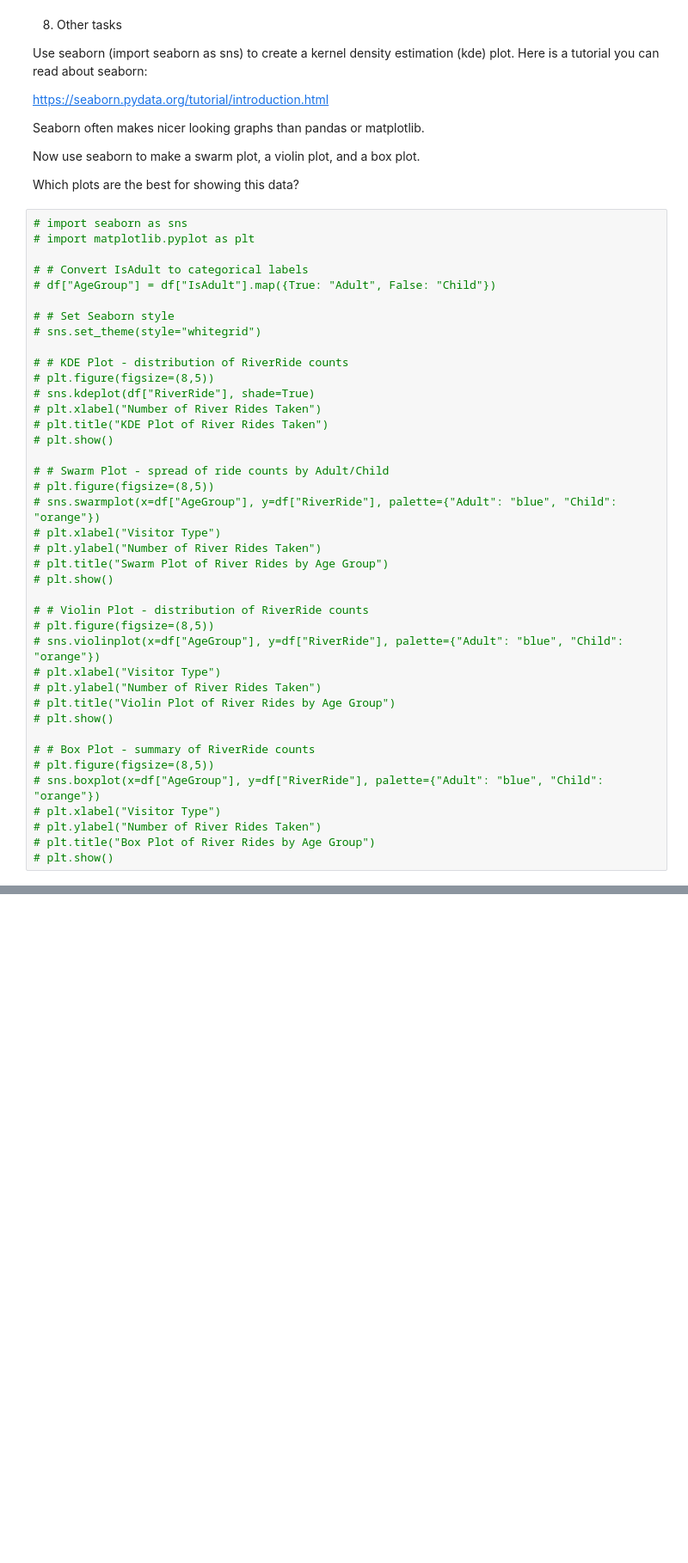
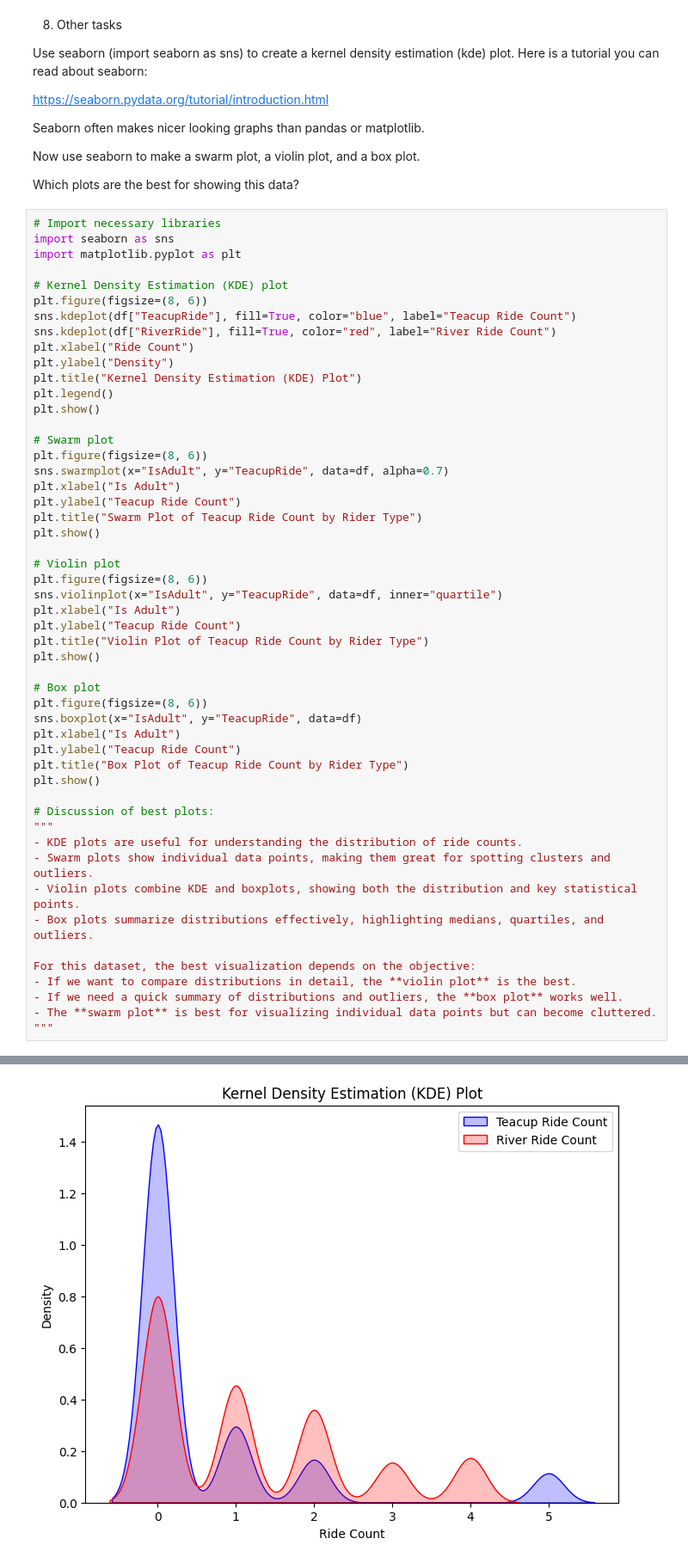
Before and after one commit to cwmckee91/dx699, a Jupyter notebook: 2025-spring-B2/Week3.ipynb, the cells around one changed output, grey strips where cells are left out. Shown: that part at 86% size. Drawn from its saved outputs; the diff is of its cells as text; blank space fills up the shorter version.

```diff
--- a/2025-spring-B2/Week3.ipynb
+++ b/2025-spring-B2/Week3.ipynb
@@ -392,42 +392,54 @@ Now use seaborn to make a swarm plot, a violin plot, and a box plot.
 
 Which plots are the best for showing this data?
 # %%
-# import seaborn as sns
-# import matplotlib.pyplot as plt
+# Import necessary libraries
+import seaborn as sns
+import matplotlib.pyplot as plt
 
-# # Convert IsAdult to categorical labels
-# df["AgeGroup"] = df["IsAdult"].map({True: "Adult", False: "Child"})
+# Kernel Density Estimation (KDE) plot
+plt.figure(figsize=(8, 6))
+sns.kdeplot(df["TeacupRide"], fill=True, color="blue", label="Teacup Ride Count")
+sns.kdeplot(df["RiverRide"], fill=True, color="red", label="River Ride Count")
+plt.xlabel("Ride Count")
+plt.ylabel("Density")
+plt.title("Kernel Density Estimation (KDE) Plot")
+plt.legend()
+plt.show()
 
-# # Set Seaborn style
-# sns.set_theme(style="whitegrid")
+# Swarm plot
+plt.figure(figsize=(8, 6))
+sns.swarmplot(x="IsAdult", y="TeacupRide", data=df, alpha=0.7)
+plt.xlabel("Is Adult")
+plt.ylabel("Teacup Ride Count")
+plt.title("Swarm Plot of Teacup Ride Count by Rider Type")
+plt.show()
 
-# # KDE Plot - distribution of RiverRide counts
-# plt.figure(figsize=(8,5))
-# sns.kdeplot(df["RiverRide"], shade=True)
-# plt.xlabel("Number of River Rides Taken")
-# plt.title("KDE Plot of River Rides Taken")
-# plt.show()
+# Violin plot
+plt.figure(figsize=(8, 6))
+sns.violinplot(x="IsAdult", y="TeacupRide", data=df, inner="quartile")
+plt.xlabel("Is Adult")
+plt.ylabel("Teacup Ride Count")
+plt.title("Violin Plot of Teacup Ride Count by Rider Type")
+plt.show()
 
-# # Swarm Plot - spread of ride counts by Adult/Child
-# plt.figure(figsize=(8,5))
-# sns.swarmplot(x=df["AgeGroup"], y=df["RiverRide"], palette={"Adult": "blue", "Child": "orange"})
-# plt.xlabel("Visitor Type")
-# plt.ylabel("Number of River Rides Taken")
-# plt.title("Swarm Plot of River Rides by Age Group")
-# plt.show()
+# Box plot
+plt.figure(figsize=(8, 6))
+sns.boxplot(x="IsAdult", y="TeacupRide", data=df)
+plt.xlabel("Is Adult")
+plt.ylabel("Teacup Ride Count")
+plt.title("Box Plot of Teacup Ride Count by Rider Type")
+plt.show()
 
-# # Violin Plot - distribution of RiverRide counts
-# plt.figure(figsize=(8,5))
-# sns.violinplot(x=df["AgeGroup"], y=df["RiverRide"], palette={"Adult": "blue", "Child": "orange"})
-# plt.xlabel("Visitor Type")
-# plt.ylabel("Number of River Rides Taken")
-# plt.title("Violin Plot of River Rides by Age Group")
-# plt.show()
+# Discussion of best plots:
+"""
+- KDE plots are useful for understanding the distribution of ride counts.
+- Swarm plots show individual data points, making them great for spotting clusters and outliers.
+- Violin plots combine KDE and boxplots, showing both the distribution and key statistical points.
+- Box plots summarize distributions effectively, highlighting medians, quartiles, and outliers.
 
-# # Box Plot - summary of RiverRide counts
-# plt.figure(figsize=(8,5))
-# sns.boxplot(x=df["AgeGroup"], y=df["RiverRide"], palette={"Adult": "blue", "Child": "orange"})
-# plt.xlabel("Visitor Type")
-# plt.ylabel("Number of River Rides Taken")
-# plt.title("Box Plot of River Rides by Age Group")
-# plt.show()
+For this dataset, the best visualization depends on the objective:
+- If we want to compare distributions in detail, the **violin plot** is the best.
+- If we need a quick summary of distributions and outliers, the **box plot** works well.
+- The **swarm plot** is best for visualizing individual data points but can become cluttered.
+"""
+# %% [output]
@@ -434,3 +455,4 @@ Which plots are the best for showing this data?
+[figure, added]
 # %% [markdown]
 # 4. Storytelling With Data graph
 
```
Also changed, not shown: parts of 1 cell of this notebook.
